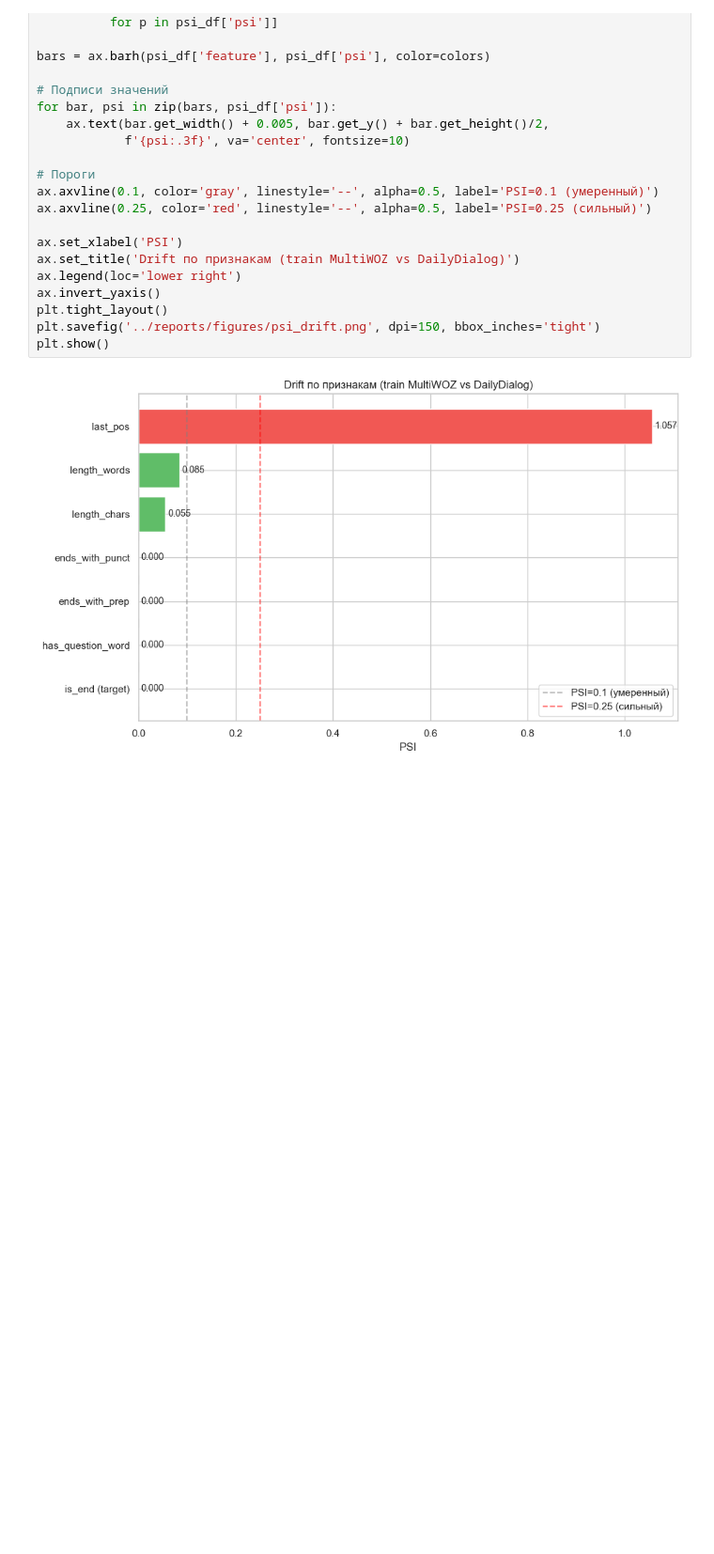
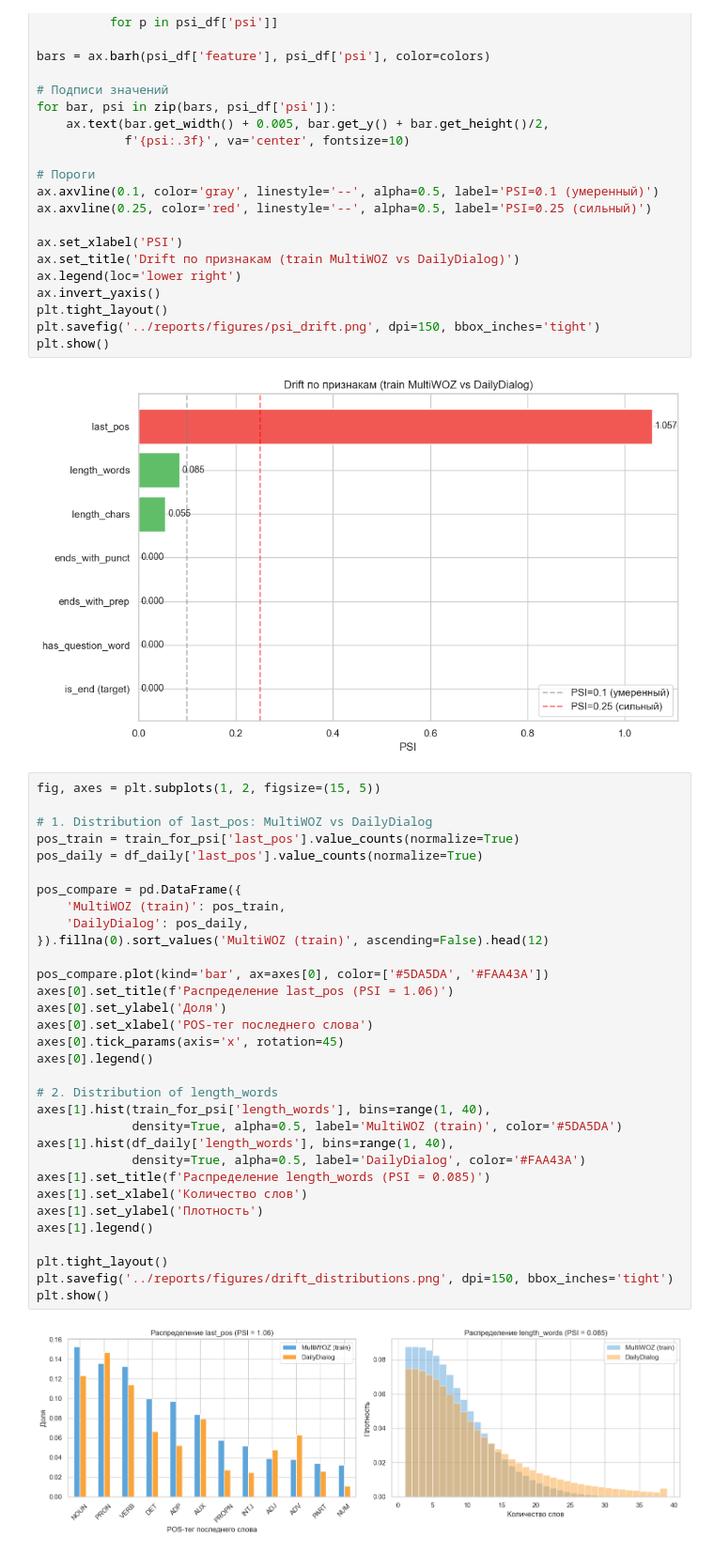
Before and after one commit to bukenov/turn-detector, a Jupyter notebook: notebooks/03_drift.ipynb, the cells around one changed output. Shown at 94% size. Drawn from its saved outputs; the diff is of its cells as text; blank space fills up the shorter version.

Commit message:
feat(drift): final visualizations and conclusions

```diff
--- a/notebooks/03_drift.ipynb
+++ b/notebooks/03_drift.ipynb
@@ -367,3 +367,37 @@ plt.savefig('../reports/figures/psi_drift.png', dpi=150, bbox_inches='tight')
 plt.show()
 # %% [output]
 [figure]
+# %%
+fig, axes = plt.subplots(1, 2, figsize=(15, 5))
+
+# 1. Distribution of last_pos: MultiWOZ vs DailyDialog
+pos_train = train_for_psi['last_pos'].value_counts(normalize=True)
+pos_daily = df_daily['last_pos'].value_counts(normalize=True)
+
+pos_compare = pd.DataFrame({
+    'MultiWOZ (train)': pos_train,
+    'DailyDialog': pos_daily,
+}).fillna(0).sort_values('MultiWOZ (train)', ascending=False).head(12)
+
+pos_compare.plot(kind='bar', ax=axes[0], color=['#5DA5DA', '#FAA43A'])
+axes[0].set_title(f'Распределение last_pos (PSI = 1.06)')
+axes[0].set_ylabel('Доля')
+axes[0].set_xlabel('POS-тег последнего слова')
+axes[0].tick_params(axis='x', rotation=45)
+axes[0].legend()
+
+# 2. Distribution of length_words
+axes[1].hist(train_for_psi['length_words'], bins=range(1, 40),
+             density=True, alpha=0.5, label='MultiWOZ (train)', color='#5DA5DA')
+axes[1].hist(df_daily['length_words'], bins=range(1, 40),
+             density=True, alpha=0.5, label='DailyDialog', color='#FAA43A')
+axes[1].set_title(f'Распределение length_words (PSI = 0.085)')
+axes[1].set_xlabel('Количество слов')
+axes[1].set_ylabel('Плотность')
+axes[1].legend()
+
+plt.tight_layout()
+plt.savefig('../reports/figures/drift_distributions.png', dpi=150, bbox_inches='tight')
+plt.show()
+# %% [output]
+[figure, added]
```
Also changed, not shown: parts of 2 cells of this notebook, 1 other file.
